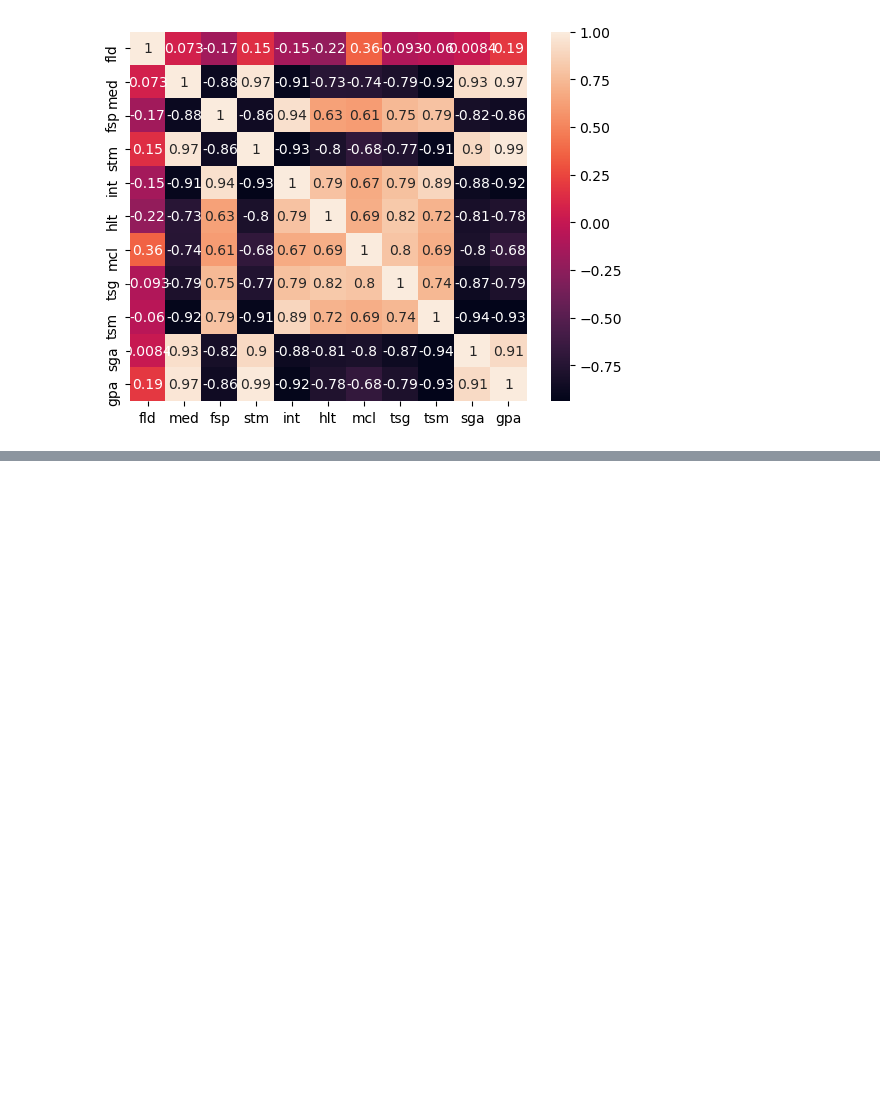
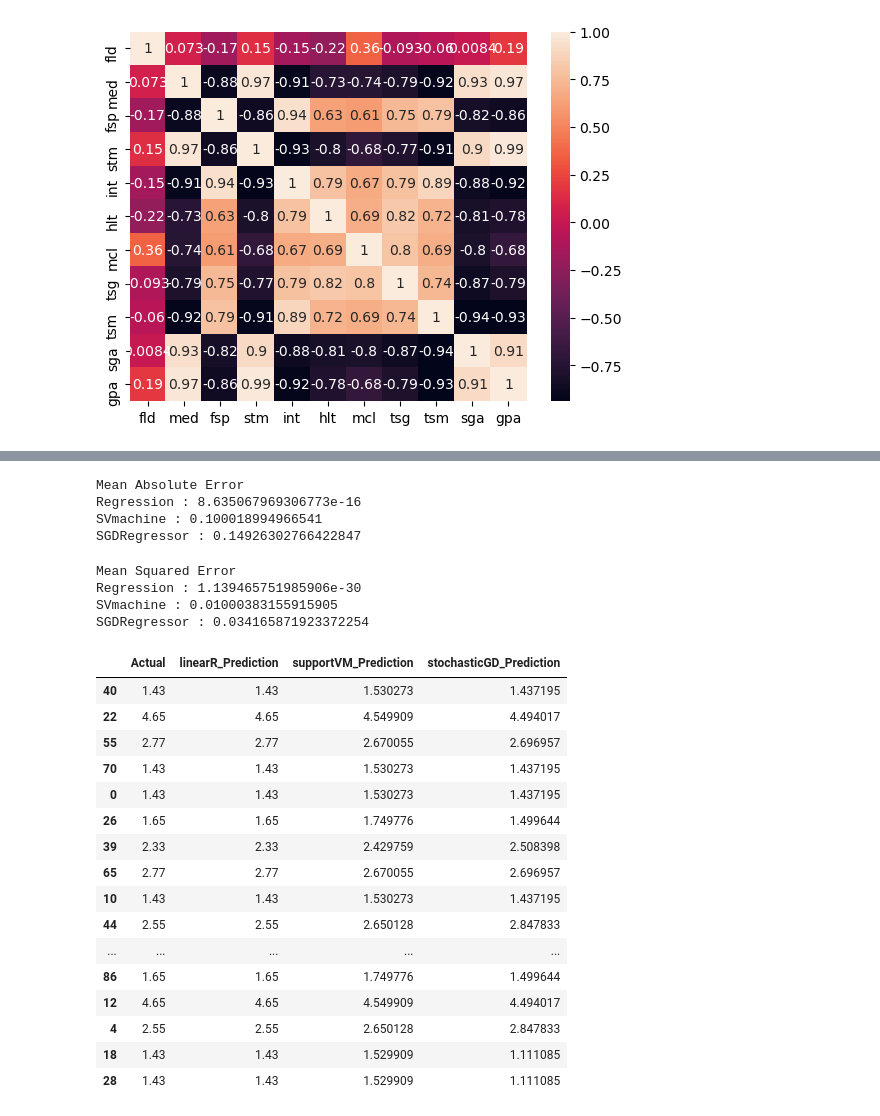
Before and after one commit to elsunais6167/student_performance_prediction, a Jupyter notebook: algorithms.ipynb, the cells around one changed output, grey strips where cells are left out. Cells and saved outputs as stored; diff of their text form; code cells hidden in the pictures; blank space fills up the shorter version.

Commit message:
train output

```diff
--- a/algorithms.ipynb
+++ b/algorithms.ipynb
@@ -38,3 +38,21 @@ sns.heatmap(cor_max, annot=True)
 plt.show()
 # %% [output]
 [figure]
+# %%
+#Declaration of dependent variable
+X=data[['fld','med','fsp','stm','int','hlt','mcl','tsg','tsm','sga' ]]
+
+#Declaration of independent variable
+y=data['gpa']
+# %%
+#spliting data
+X_train, X_test, y_train, y_test = train_test_split(X,y, train_size=0.8, test_size=0.2, random_state=42)
+# %%
+#training the model using linear regression as classifier
+regressor = LinearRegression()
+svmachine = SVR()
+sdregressor = SGDRegressor()
+
+regressor.fit(X_train, y_train)
+svmachine.fit(X_train, y_train)
+sdregressor.fit(X_train, y_train)
@@ -40,0 +75,53 @@ plt.show()
+# %%
+#performance evaluation using metrics of MAE, MSE and RMSE
+x_pred = regressor.predict(X_test)
+y_pred = svmachine.predict(X_test)
+z_pred = sdregressor.predict(X_test)
+
+#performance on Mean Absolute Error
+print('Mean Absolute Error')
+print('Regression :',metrics.mean_absolute_error(y_test,x_pred))
+print('SVmachine :',metrics.mean_absolute_error(y_test,y_pred))
+print('SGDRegressor :',metrics.mean_absolute_error(y_test,z_pred))
+# %% [output]
+Mean Absolute Error
+Regression : 8.635067969306773e-16
+SVmachine : 0.100018994966541
+SGDRegressor : 0.14926302766422847
+# %%
+#performance on Mean Squared Error
+print('Mean Squared Error')
+print('Regression :',metrics.mean_squared_error(y_test,x_pred))
+print('SVmachine :',metrics.mean_squared_error(y_test,y_pred))
+print('SGDRegressor :',metrics.mean_squared_error(y_test,z_pred))
+# %% [output]
+Mean Squared Error
+Regression : 1.139465751985906e-30
+SVmachine : 0.01000383155915905
+SGDRegressor : 0.034165871923372254
+# %%
+#performance evaluation using nearest prediction accuracy
+x_pred = regressor.predict(X_test)
+y_pred = svmachine.predict(X_test)
+z_pred = sdregressor.predict(X_test)
+
+df = pd.DataFrame({'Actual':y_test,'linearR_Prediction':x_pred,'supportVM_Prediction': y_pred, 'stochasticGD_Prediction': z_pred})
+df
+# %% [output]
+|  | Actual | linearR_Prediction | supportVM_Prediction | stochasticGD_Prediction |
+| 40 | 1.43 | 1.43 | 1.530273 | 1.437195 |
+| 22 | 4.65 | 4.65 | 4.549909 | 4.494017 |
+| 55 | 2.77 | 2.77 | 2.670055 | 2.696957 |
+| 70 | 1.43 | 1.43 | 1.530273 | 1.437195 |
+| 0 | 1.43 | 1.43 | 1.530273 | 1.437195 |
+| 26 | 1.65 | 1.65 | 1.749776 | 1.499644 |
+| 39 | 2.33 | 2.33 | 2.429759 | 2.508398 |
+| 65 | 2.77 | 2.77 | 2.670055 | 2.696957 |
+| 10 | 1.43 | 1.43 | 1.530273 | 1.437195 |
+| 44 | 2.55 | 2.55 | 2.650128 | 2.847833 |
+| ... | ... | ... | ... | ... |
+| 86 | 1.65 | 1.65 | 1.749776 | 1.499644 |
+| 12 | 4.65 | 4.65 | 4.549909 | 4.494017 |
+| 4 | 2.55 | 2.55 | 2.650128 | 2.847833 |
+| 18 | 1.43 | 1.43 | 1.529909 | 1.111085 |
+| 28 | 1.43 | 1.43 | 1.529909 | 1.111085 |
```
Also changed, not shown: parts of 3 cells of this notebook.
